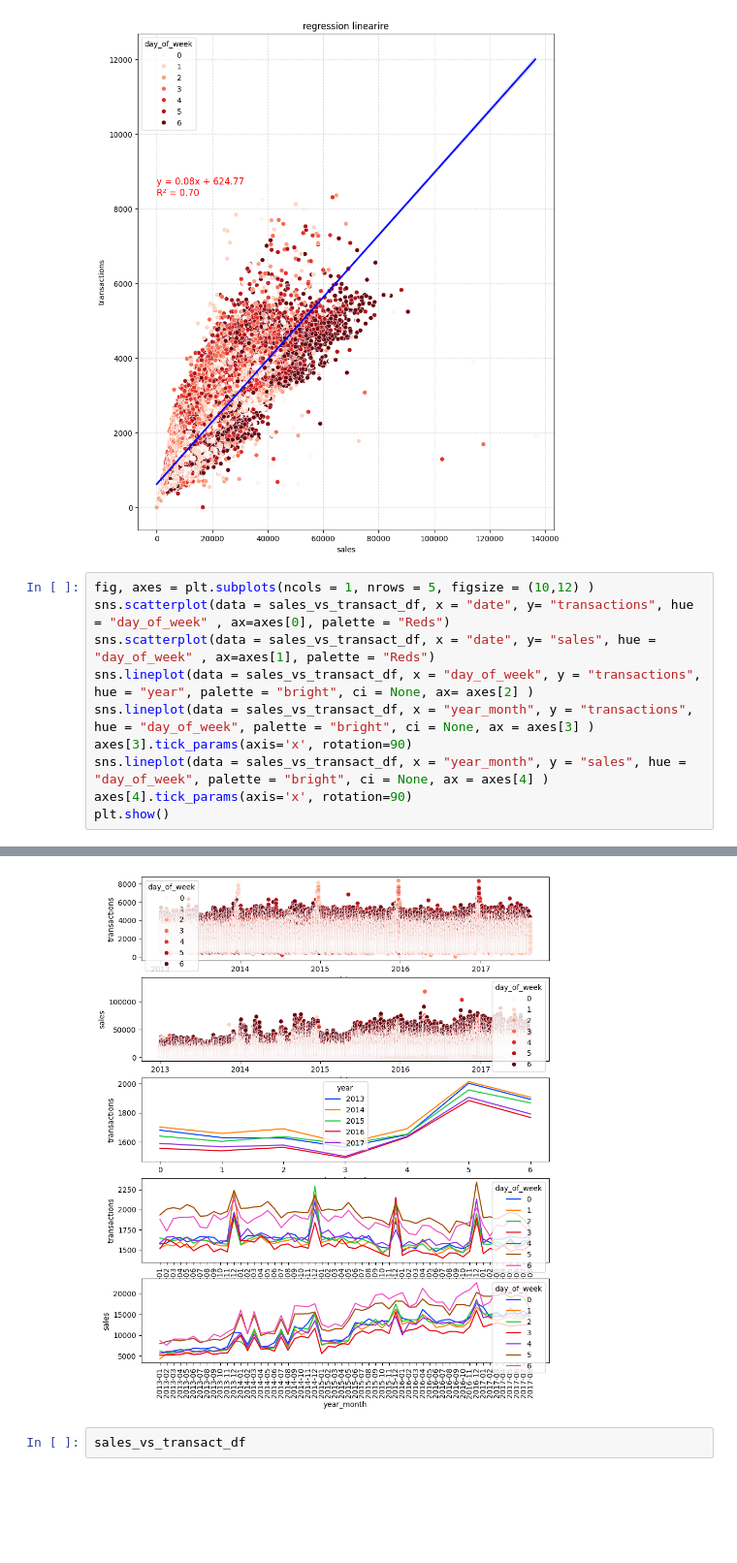
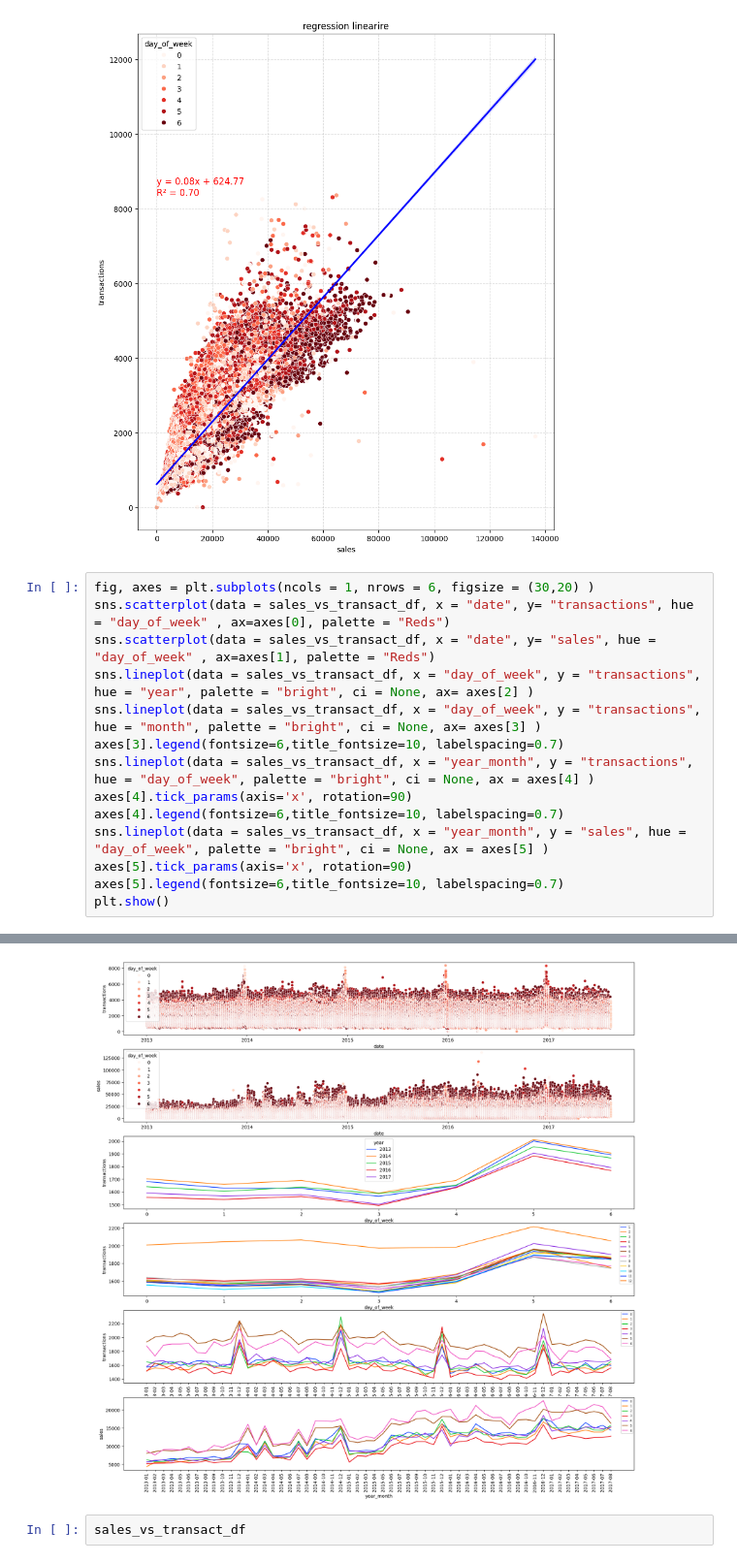
Before and after one commit to Grelatif/Data_Science, a Jupyter notebook: Projects/Temporal_Series/Store_Sales_Forecast/notebooks/notebook.ipynb, the cells around one changed output, grey strips where cells are left out. Shown at 97% size. Saved outputs shown, nothing was run; the diff lists cells and outputs as text; blank space fills up the shorter version.

```diff
--- a/Projects/Temporal_Series/Store_Sales_Forecast/notebooks/notebook.ipynb
+++ b/Projects/Temporal_Series/Store_Sales_Forecast/notebooks/notebook.ipynb
@@ -448,14 +448,18 @@ plt.show()
 # %% [output]
 [figure]
 # %%
-fig, axes = plt.subplots(ncols = 1, nrows = 5, figsize = (10,12) )
+fig, axes = plt.subplots(ncols = 1, nrows = 6, figsize = (30,20) )
 sns.scatterplot(data = sales_vs_transact_df, x = "date", y= "transactions", hue = "day_of_week" , ax=axes[0], palette = "Reds")
 sns.scatterplot(data = sales_vs_transact_df, x = "date", y= "sales", hue = "day_of_week" , ax=axes[1], palette = "Reds")
 sns.lineplot(data = sales_vs_transact_df, x = "day_of_week", y = "transactions", hue = "year", palette = "bright", ci = None, ax= axes[2] )
-sns.lineplot(data = sales_vs_transact_df, x = "year_month", y = "transactions", hue = "day_of_week", palette = "bright", ci = None, ax = axes[3] )
-axes[3].tick_params(axis='x', rotation=90)
-sns.lineplot(data = sales_vs_transact_df, x = "year_month", y = "sales", hue = "day_of_week", palette = "bright", ci = None, ax = axes[4] )
+sns.lineplot(data = sales_vs_transact_df, x = "day_of_week", y = "transactions", hue = "month", palette = "bright", ci = None, ax= axes[3] )
+axes[3].legend(fontsize=6,title_fontsize=10, labelspacing=0.7)
+sns.lineplot(data = sales_vs_transact_df, x = "year_month", y = "transactions", hue = "day_of_week", palette = "bright", ci = None, ax = axes[4] )
 axes[4].tick_params(axis='x', rotation=90)
+axes[4].legend(fontsize=6,title_fontsize=10, labelspacing=0.7)
+sns.lineplot(data = sales_vs_transact_df, x = "year_month", y = "sales", hue = "day_of_week", palette = "bright", ci = None, ax = axes[5] )
+axes[5].tick_params(axis='x', rotation=90)
+axes[5].legend(fontsize=6,title_fontsize=10, labelspacing=0.7)
 plt.show()
 # %% [output]
 The `ci` parameter is deprecated. Use `errorbar=None` for the same effect.
@@ -472,4 +480,4 @@ The `ci` parameter is deprecated. Use `errorbar=None` for the same effect.
-[figure, old version]
+[figure, new version]
 # %%
 sales_vs_transact_df
 # %% [output]
```
Also changed, not shown: parts of 1 cell of this notebook.
